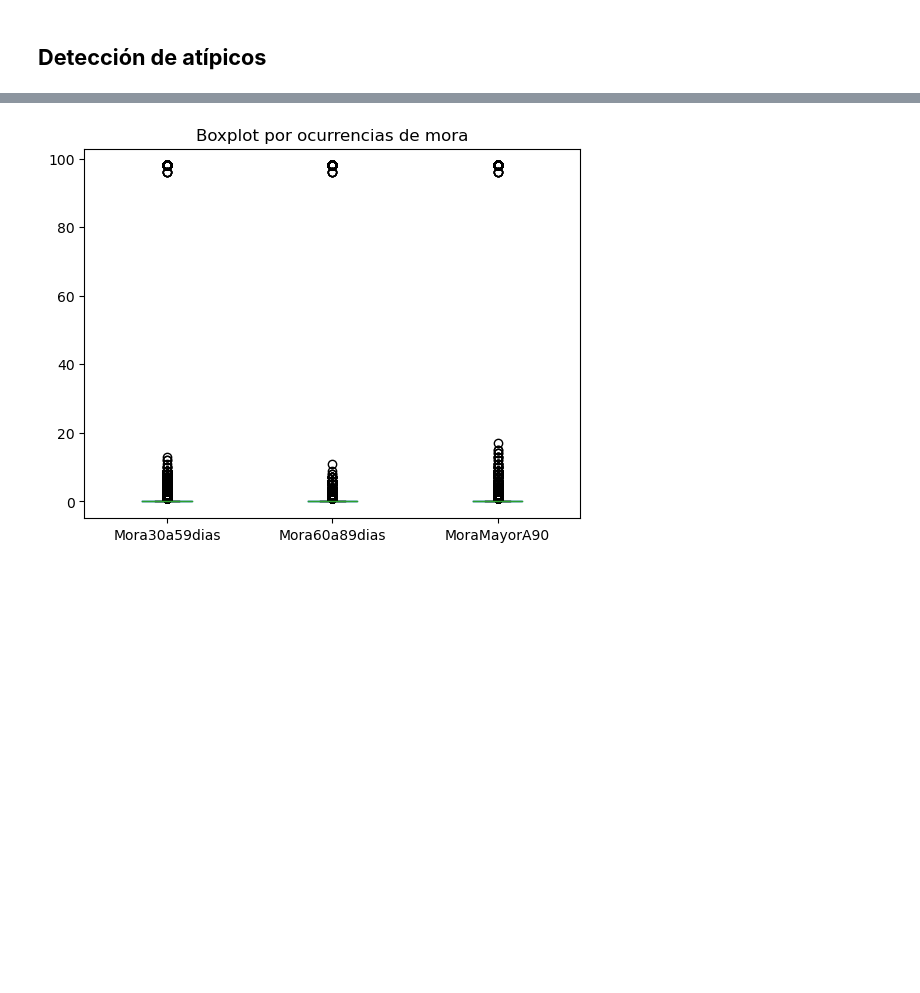
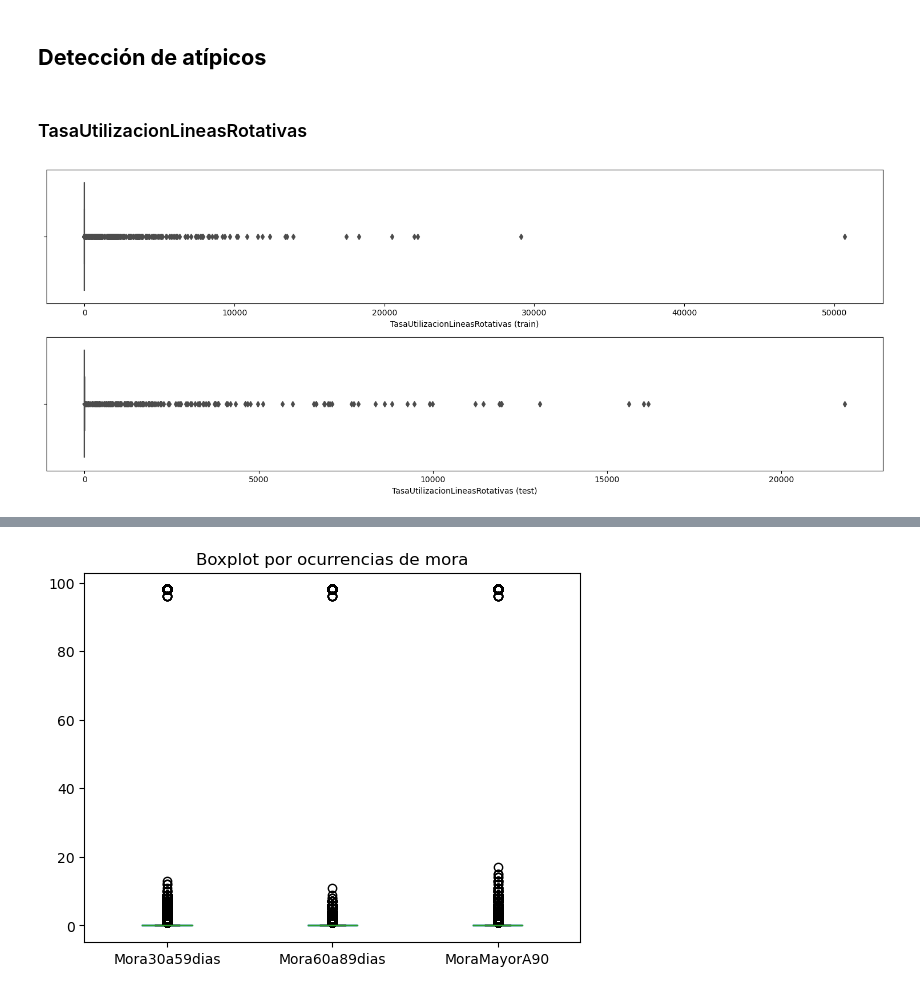
Before and after one commit to 00Fede/givemesomecredit, a Jupyter notebook: Preprocessing.ipynb, the cells around one changed output, grey strips where cells are left out. Saved outputs shown, nothing was run; the diff lists cells and outputs as text; code cells hidden in the pictures; blank space fills up the shorter version.

Commit message:
deteccion atípicos variables

```diff
--- a/Preprocessing.ipynb
+++ b/Preprocessing.ipynb
@@ -205,3 +207,42 @@ ax.tick_params(labelsize = 10)
 [figure]
 # %% [markdown]
 ## **Detección de atípicos**
+# %%
+def plot_histograms_variables(var):
+    # subplots to graph boxplots of variable TasaUtilizacionLineasRotativas
+    fig, ax = plt.subplots(nrows=2, ncols=1, figsize=(15, 6))
+
+    sns.boxplot(
+        x    = d[var],
+        ax   = ax[0],
+        color = 'blue'
+    )
+
+    ax[0].set_xlabel(
+        var+' (train)',
+        fontsize = 10,
+    )
+
+    ax[0].tick_params(labelsize = 10)
+    sns.boxplot(
+        x    = test[var],
+        ax   = ax[1],
+        color = 'blue'
+    )
+
+    ax[1].set_xlabel(
+        var+' (test)',
+        fontsize = 10,
+    )
+
+    ax[1].tick_params(labelsize = 10)
+
+
+    fig.tight_layout()
+# %% [markdown]
+### TasaUtilizacionLineasRotativas
+# %%
+#histplot de la variable TasaUtilizacionLineasRotativas
+plot_histograms_variables('TasaUtilizacionLineasRotativas')
+# %% [output]
+[figure, added]
```
Also changed, not shown: parts of 39 cells of this notebook, 1 other file.
